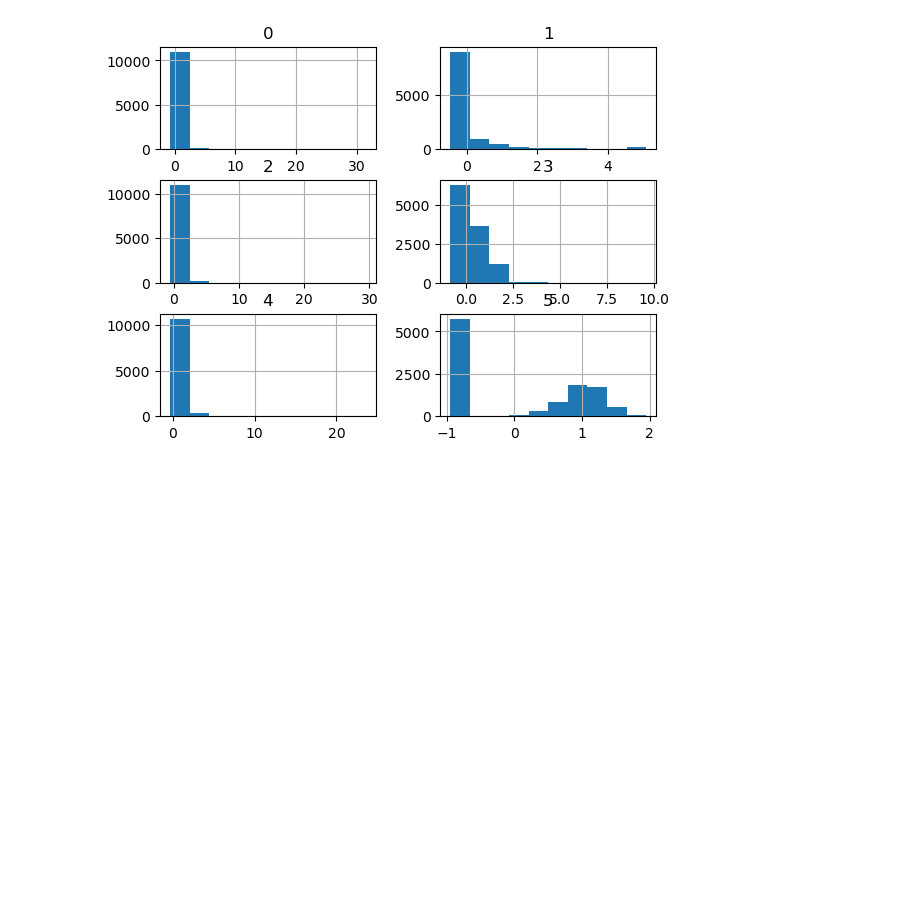
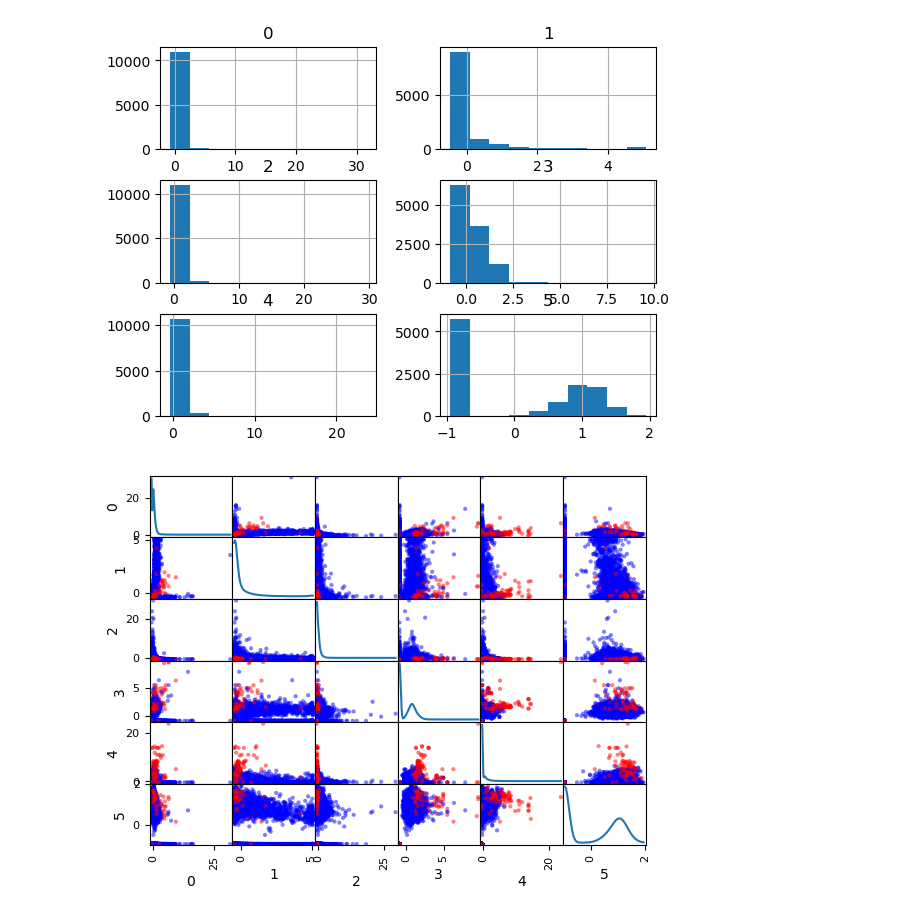
Before and after one commit to MaukanMir/Imbalanced-Classification-Project, a Jupyter notebook: microcalcification-classification.ipynb, the cells around one changed output. Cells and saved outputs as stored; diff of their text form; code cells hidden in the pictures; blank space fills up the shorter version.

```diff
--- a/microcalcification-classification.ipynb
+++ b/microcalcification-classification.ipynb
@@ -35,3 +35,22 @@ df.hist()
 pyplot.show()
 # %% [output]
 [figure]
+# %%
+
+# create pairwise scatter plots of numeric input variables
+from pandas import read_csv
+from pandas.plotting import scatter_matrix
+from matplotlib import pyplot
+# define the dataset location
+filename = PATH
+# load the csv file as a data frame
+df = read_csv(filename, header=None)
+# define a mapping of class values to colors
+color_dict = {"'-1'":'blue', "'1'":'red'}
+# map each row to a color based on the class value
+colors = [color_dict[str(x)] for x in df.values[:, -1]]
+# pairwise scatter plots of all numerical variables
+scatter_matrix(df, diagonal='kde', color=colors)
+pyplot.show()
+# %% [output]
+[figure, added]
```
